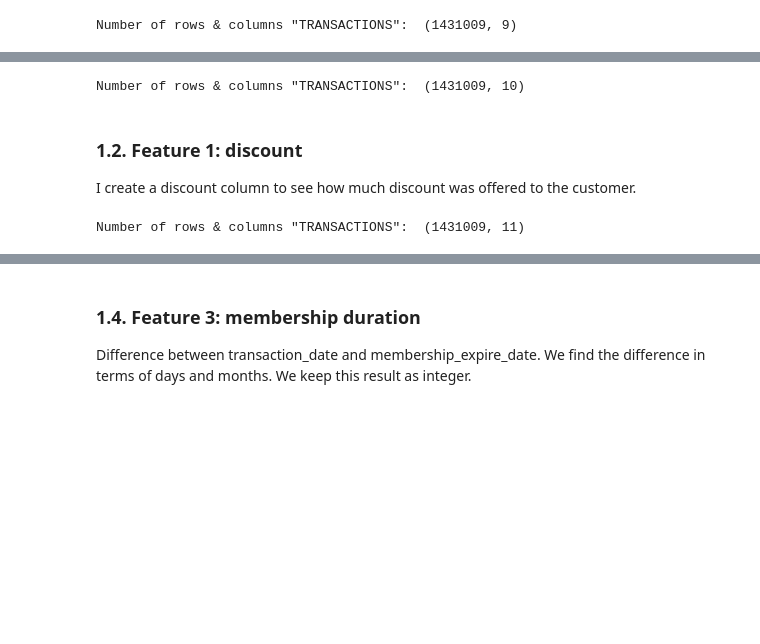
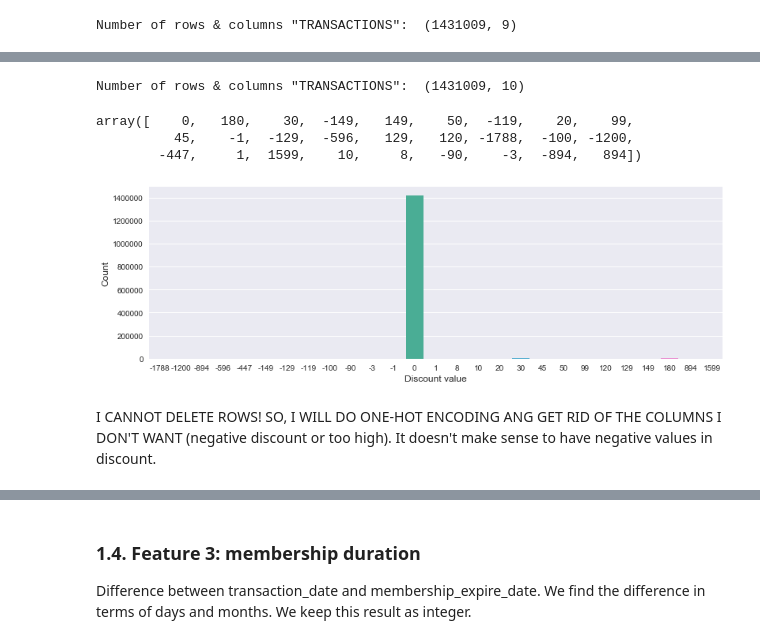
Before and after one commit to maximek3/kkbox, a Jupyter notebook: Feature Eng/Feature_Engineering_Transactions.ipynb, the cells around one changed output, grey strips where cells are left out. Drawn from its saved outputs; the diff is of its cells as text; code cells hidden in the pictures; blank space fills up the shorter version.

```diff
--- a/Feature Eng/Feature_Engineering_Transactions.ipynb
+++ b/Feature Eng/Feature_Engineering_Transactions.ipynb
@@ -44,3 +44,0 @@ Number of rows & columns "TRANSACTIONS":  (1431009, 9)
-# %%
-transactions['diff_plan_actual'] = transactions['plan_list_price'] - transactions['actual_amount_paid']
-transactions.head()
@@ -54,10 +45,3 @@ transactions.head()
-# %%
-print('Number of rows & columns "TRANSACTIONS": ', transactions.shape)
-# %% [output]
-Number of rows & columns "TRANSACTIONS":  (1431009, 10)
-# %% [markdown]
-### 1.2. Feature 1: discount
-I create a discount column to see how much discount was offered to the customer.
 # %%
 transactions['discount'] = transactions['plan_list_price'] - transactions['actual_amount_paid']
 
@@ -65,4 +49,22 @@ transactions['discount'] = transactions['plan_list_price'] - transactions['actua
 # %%
 print('Number of rows & columns "TRANSACTIONS": ', transactions.shape)
 # %% [output]
-Number of rows & columns "TRANSACTIONS":  (1431009, 11)
+Number of rows & columns "TRANSACTIONS":  (1431009, 10)
+# %%
+transactions.discount.unique()
+# %% [output]
+array([    0,   180,    30,  -149,   149,    50,  -119,    20,    99,
+          45,    -1,  -129,  -596,   129,   120, -1788,  -100, -1200,
+        -447,     1,  1599,    10,     8,   -90,    -3,  -894,   894])
+# %%
+mpld3.enable_notebook()
+
+sns.set(rc={'figure.figsize':(13,4)}) #Horizontal, vertical
+sns.countplot(x='discount', data = transactions)
+plt.ylabel('Count', fontsize=12)
+plt.xlabel('Discount value', fontsize=12)
+plt.show()
+# %% [output]
+[figure, added]
+# %% [markdown]
+I CANNOT DELETE ROWS! SO, I WILL DO ONE-HOT ENCODING ANG GET RID OF THE COLUMNS I DON'T WANT (negative discount or too high). It doesn't make sense to have negative values in discount.
```
Also changed, not shown: parts of 33 cells of this notebook.
